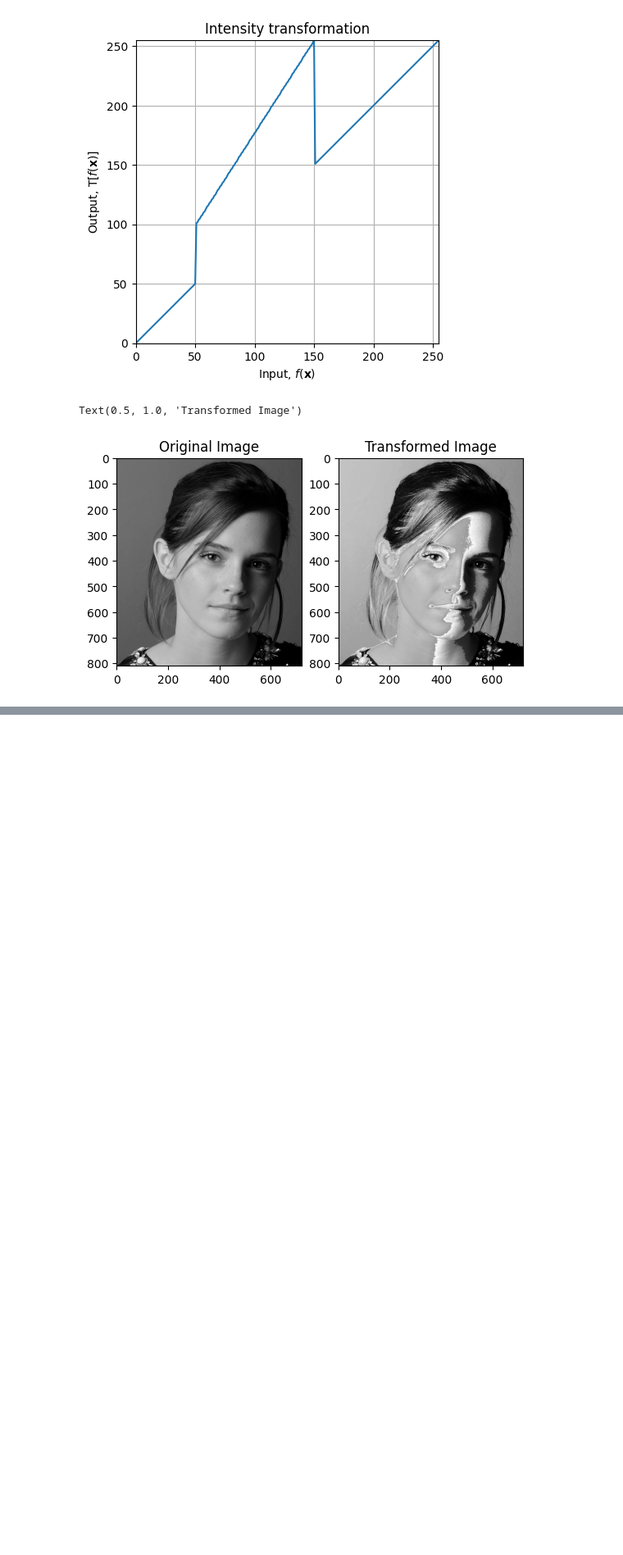
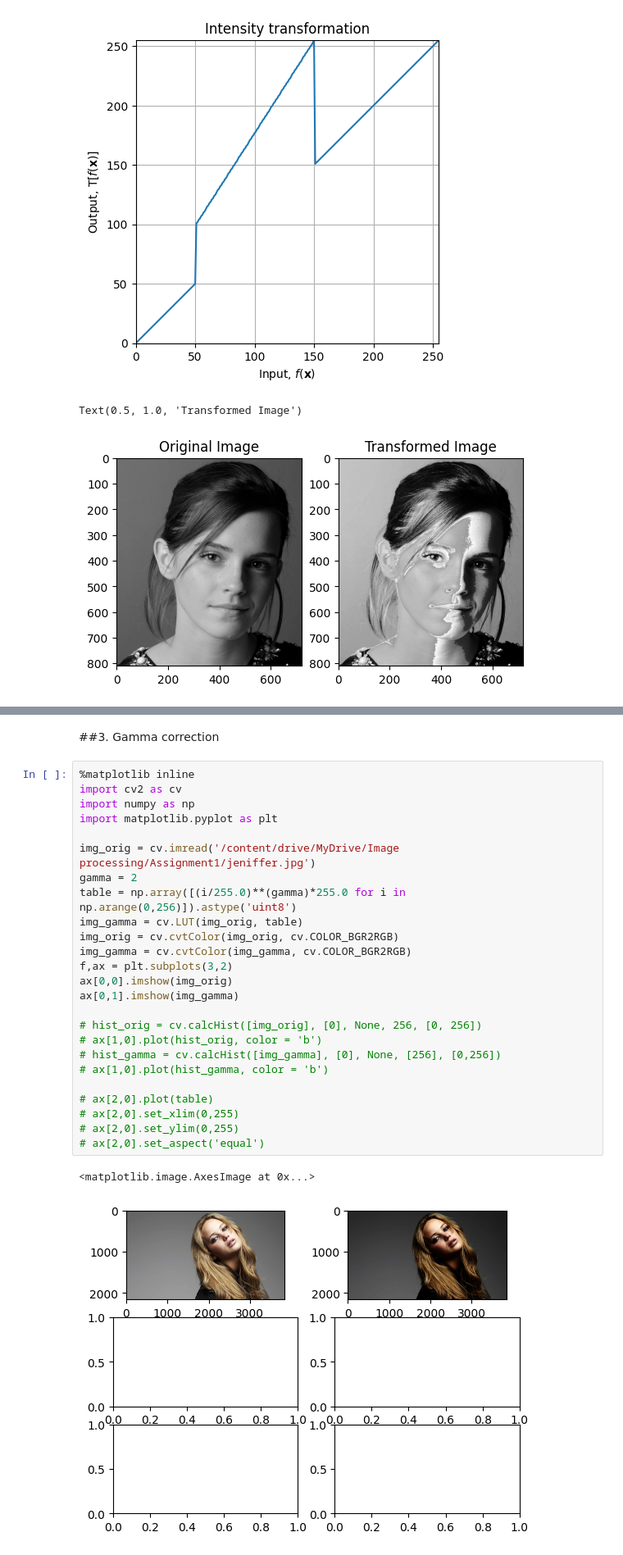
Before and after one commit to KavinduKariyawasam/Image_Processing, a Jupyter notebook: Assignment1.ipynb, the cells around one changed output, grey strips where cells are left out. Shown: that part at 82% size. Drawn from its saved outputs; the diff is of its cells as text; blank space fills up the shorter version.

```diff
--- a/Assignment1.ipynb
+++ b/Assignment1.ipynb
@@ -95,0 +100,30 @@ Text(0.5, 1.0, 'Transformed Image')
+# %% [markdown]
+##3. Gamma correction
+# %%
+%matplotlib inline
+import cv2 as cv
+import numpy as np
+import matplotlib.pyplot as plt
+
+img_orig = cv.imread('/content/drive/MyDrive/Image processing/Assignment1/jeniffer.jpg')
+gamma = 2
+table = np.array([(i/255.0)**(gamma)*255.0 for i in np.arange(0,256)]).astype('uint8')
+img_gamma = cv.LUT(img_orig, table)
+img_orig = cv.cvtColor(img_orig, cv.COLOR_BGR2RGB)
+img_gamma = cv.cvtColor(img_gamma, cv.COLOR_BGR2RGB)
+f,ax = plt.subplots(3,2)
+ax[0,0].imshow(img_orig)
+ax[0,1].imshow(img_gamma)
+
+# hist_orig = cv.calcHist([img_orig], [0], None, 256, [0, 256])
+# ax[1,0].plot(hist_orig, color = 'b')
+# hist_gamma = cv.calcHist([img_gamma], [0], None, [256], [0,256])
+# ax[1,0].plot(hist_gamma, color = 'b')
+
+# ax[2,0].plot(table)
+# ax[2,0].set_xlim(0,255)
+# ax[2,0].set_ylim(0,255)
+# ax[2,0].set_aspect('equal')
+# %% [output]
+<matplotlib.image.AxesImage at 0x...>
+[figure, added]
```
Also changed, not shown: parts of 7 cells of this notebook.
